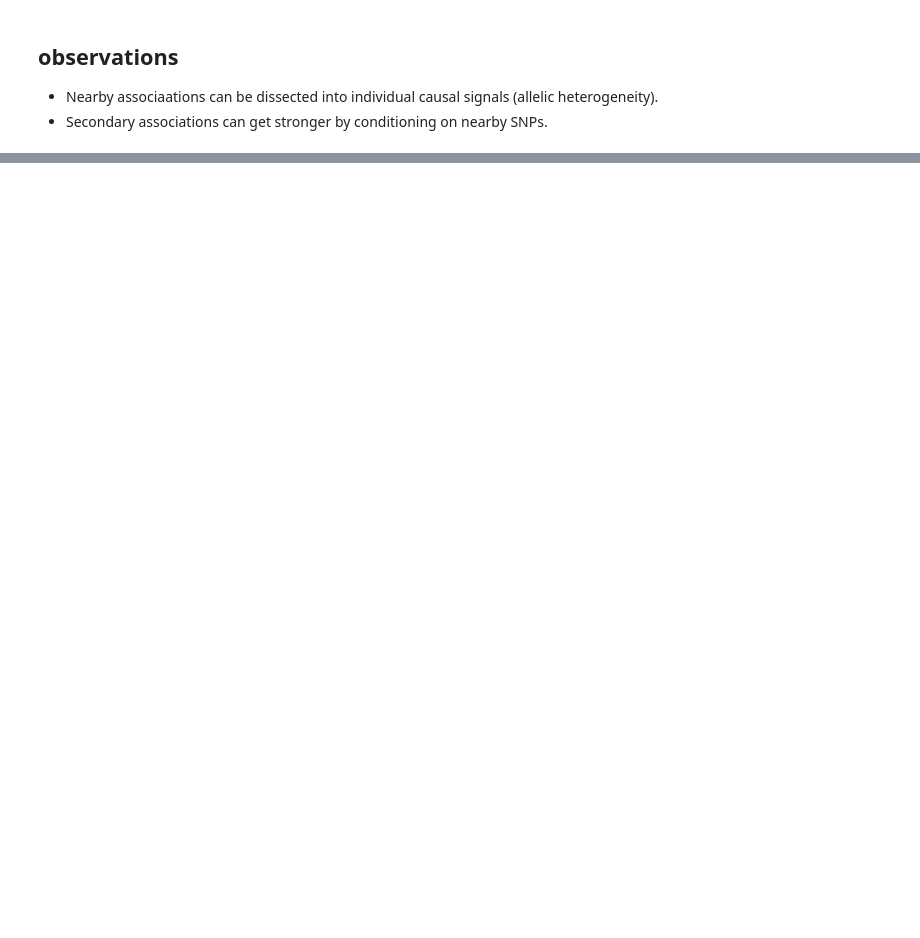
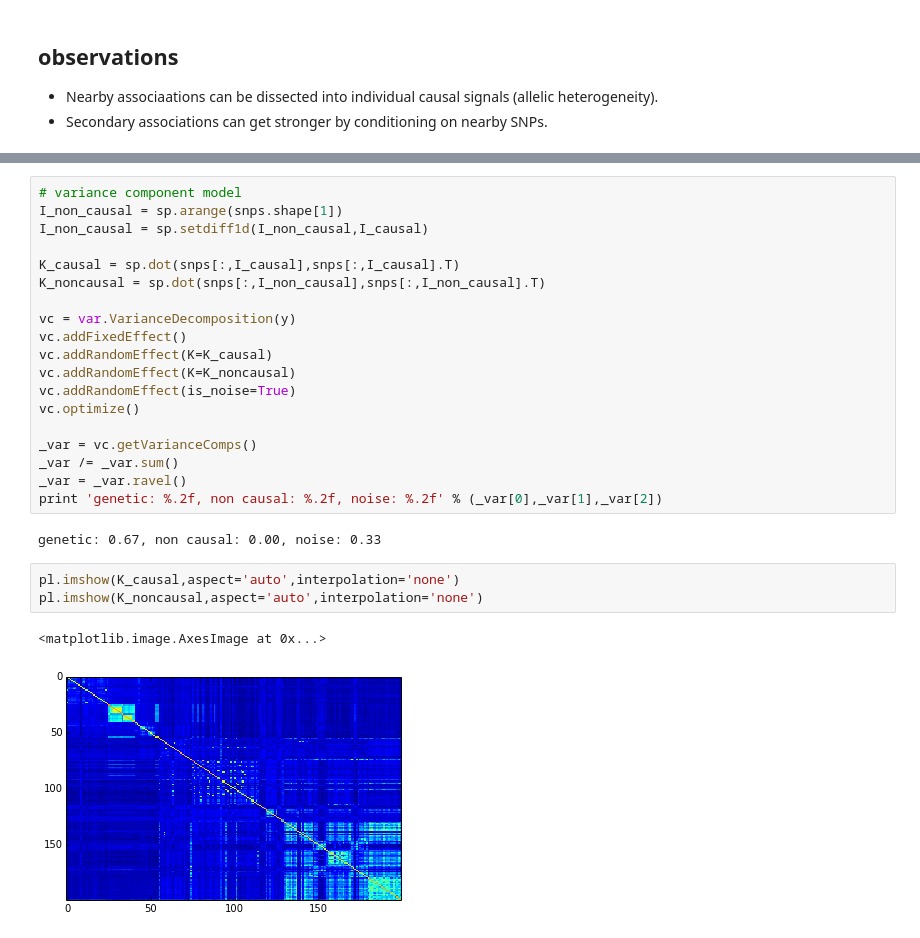
Before and after one commit to PMBio/limix-tutorials, a Jupyter notebook: LMM_singletrait/LMM_simulation.ipynb, the cells around one changed output, grey strips where cells are left out. Saved outputs shown, nothing was run; the diff lists cells and outputs as text; blank space fills up the shorter version.

```diff
--- a/LMM_singletrait/LMM_simulation.ipynb
+++ b/LMM_singletrait/LMM_simulation.ipynb
@@ -190,0 +235,27 @@ for i in xrange(Nadded):
+# %%
+# variance component model
+I_non_causal = sp.arange(snps.shape[1])
+I_non_causal = sp.setdiff1d(I_non_causal,I_causal)
+
+K_causal = sp.dot(snps[:,I_causal],snps[:,I_causal].T)
+K_noncausal = sp.dot(snps[:,I_non_causal],snps[:,I_non_causal].T)
+
+vc = var.VarianceDecomposition(y)
+vc.addFixedEffect()
+vc.addRandomEffect(K=K_causal)
+vc.addRandomEffect(K=K_noncausal)
+vc.addRandomEffect(is_noise=True)
+vc.optimize()
+
+_var = vc.getVarianceComps()
+_var /= _var.sum()
+_var = _var.ravel()
+print 'genetic: %.2f, non causal: %.2f, noise: %.2f' % (_var[0],_var[1],_var[2])
+# %% [output]
+genetic: 0.67, non causal: 0.00, noise: 0.33
+# %%
+pl.imshow(K_causal,aspect='auto',interpolation='none')
+pl.imshow(K_noncausal,aspect='auto',interpolation='none')
+# %% [output]
+<matplotlib.image.AxesImage at 0x...>
+[figure, added]
```
Also changed, not shown: parts of 11 cells of this notebook, 2 other files.
